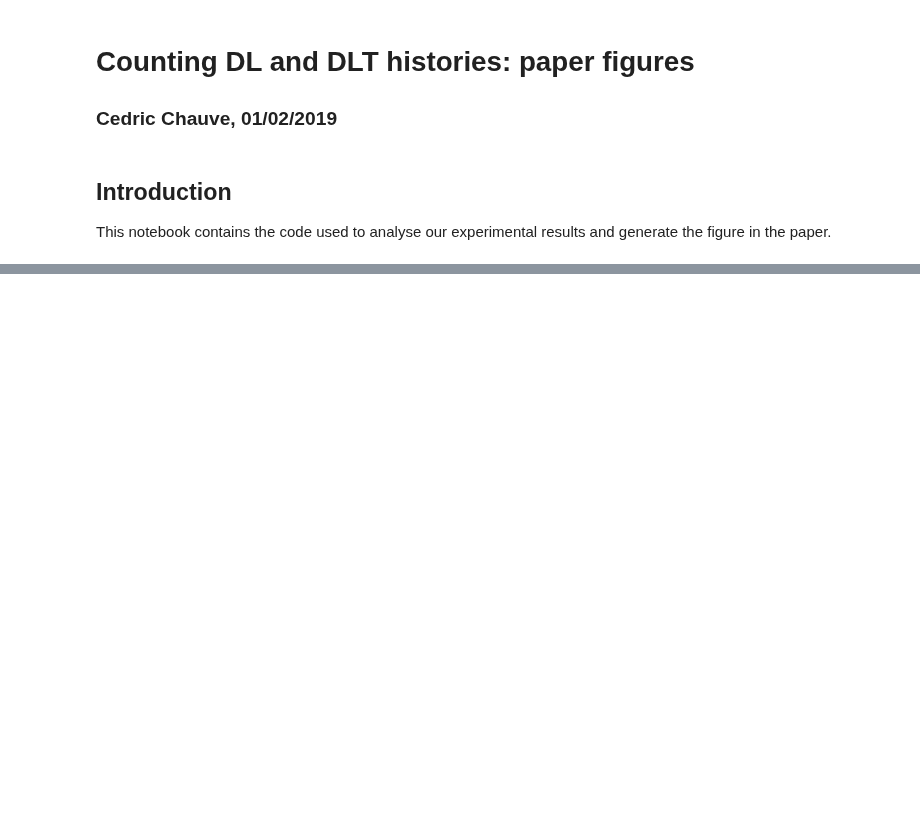
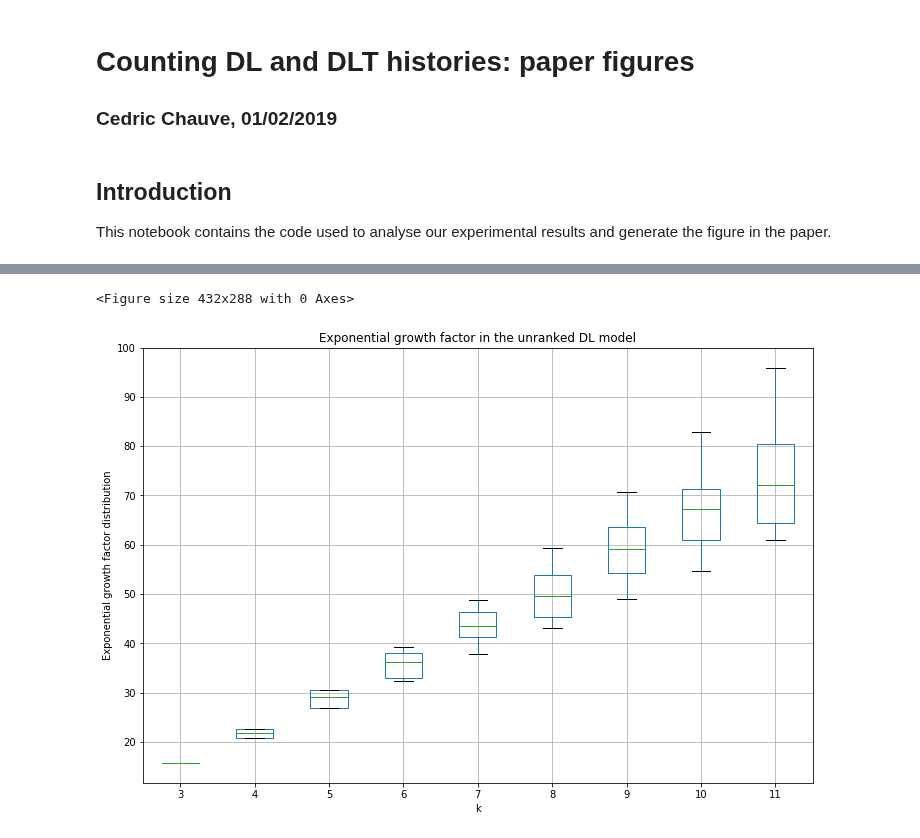
Before and after one commit to cchauve/DLT-Histories, a Jupyter notebook: doc/notebooks/Paper_figures.ipynb, the cells around one changed output, grey strips where cells are left out. Drawn from its saved outputs; the diff is of its cells as text; code cells hidden in the pictures; blank space fills up the shorter version.

```diff
--- a/doc/notebooks/Paper_figures.ipynb
+++ b/doc/notebooks/Paper_figures.ipynb
@@ -23,7 +25,7 @@ S_TREES_INDEX = [i for i in range(0,NB_S_TREES)]
 EVOL_MODELS = [('U','DL'),('U','DLT'),('R','DL'),('R','DLT')]
 # Species tree sizes
 K_MIN = 3
-K_MAX = 32
+K_MAX = 11 #32
 K_LIST = [k for k in range(K_MIN,K_MAX+1)]
 # Histories sizes
 N_MIN = 1
@@ -33,8 +35,6 @@ N_LIST = [n for n in range(N_MIN,N_MAX+1)]
 PREFIX_UNRANKED    = '../../exp/09-01-2019-exp1-redone/results/exp1a'
 PREFIX_RANKED      = '../../exp/01-02-2019-exp1-ranking/results/exp1'
 PREFIX_ASYMPTOTICS = '../../exp/29-01-2019-exp1-redone-2/systems/exp1a'
+# Rankings
+R_MAX  = 10
+R_LIST = [r for r in range(1,R_MAX+1)]
-# %%
-# TMP
-K_MIN = 3
-K_MAX = 5
-K_LIST = [k for k in range(K_MIN,K_MAX+1)]
@@ -69,7 +73,7 @@ RESULTS_COUNTING = pd.DataFrame.from_dict({(m,k,n): RESULTS_aux[m][k][n]
 # %%
 # Reading the asymptotics results for the model (U,DL)
 
-RESULTS_aux = {('U','DL'):{k:{t:0 for t in S_TREES_INDEX}  for k in K_LIST}}
+RESULTS_aux = {k:{t:0 for t in S_TREES_INDEX}  for k in K_LIST}
 for k in K_LIST:
     dataAsympt = open(PREFIX_ASYMPTOTICS+'_'+str(k)+'_asy').readlines()
     for row in dataAsympt:
@@ -77,8 +81,7 @@ for k in K_LIST:
             row1        = row.rstrip().split('\t')
             treeIndex   = int(row1[1])
             asymptotics =  float(row1[2])
-            RESULTS_aux[('U','DL')][k][treeIndex] = asymptotics
-RESULTS_ASYMPTOTICS = pd.DataFrame.from_dict({(m,k): RESULTS_aux[m][k]
-                                                for m in RESULTS_aux.keys()
-                                                for k in RESULTS_aux[m].keys()},
+            RESULTS_aux[k][treeIndex] = asymptotics
+RESULTS_ASYMPTOTICS_U_DL = pd.DataFrame.from_dict({(k): RESULTS_aux[k]
+                                                for k in RESULTS_aux.keys()},
                                                 orient='index')
@@ -95,0 +107,10 @@ RATIOS_ALL_AVG_STD                  = pd.concat([pd.DataFrame(RATIOS_ALL.mean(ax
+# %%
+plt.figure()
+ax_asympt1 = RESULTS_ASYMPTOTICS_U_DL.transpose().plot(kind='box', grid=True, return_type='axes', figsize=(12,8), title='Exponential growth factor in the unranked DL model')
+ax_asympt1.set_ylabel('Exponential growth factor distribution')
+ax_asympt1.set_xlabel('k')
+plt.savefig('growth_factor_U_DL.png')
+plt.show()
+# %% [output]
+<Figure size 432x288 with 0 Axes>
+[figure, added]
```
Also changed, not shown: parts of 25 cells of this notebook.
